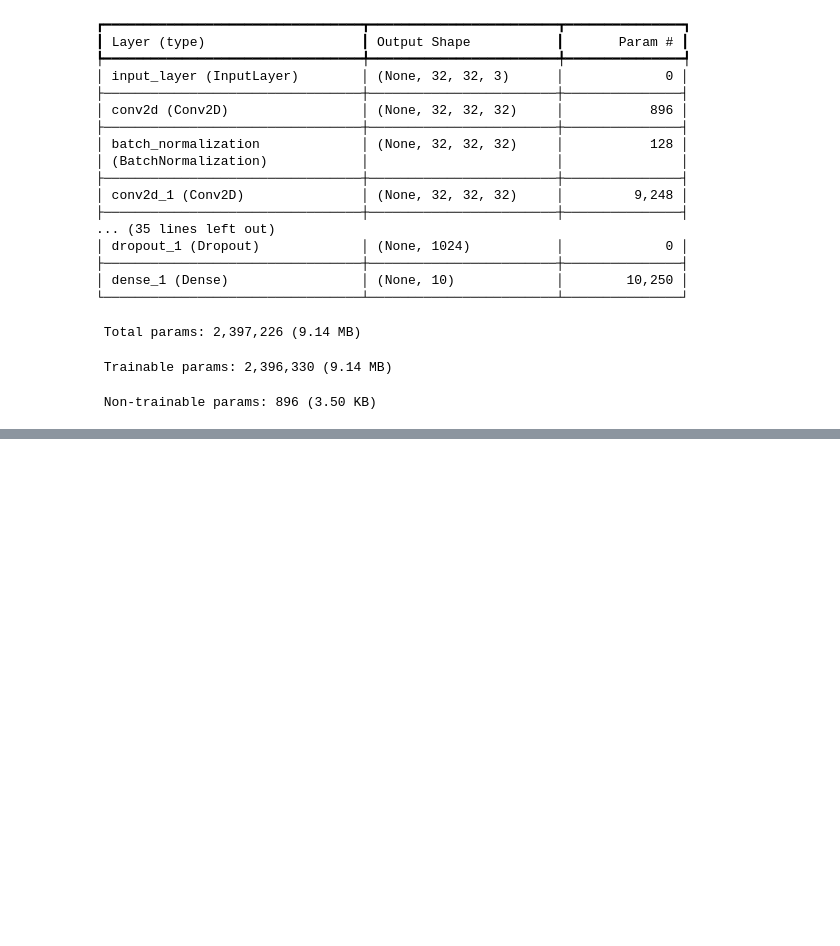
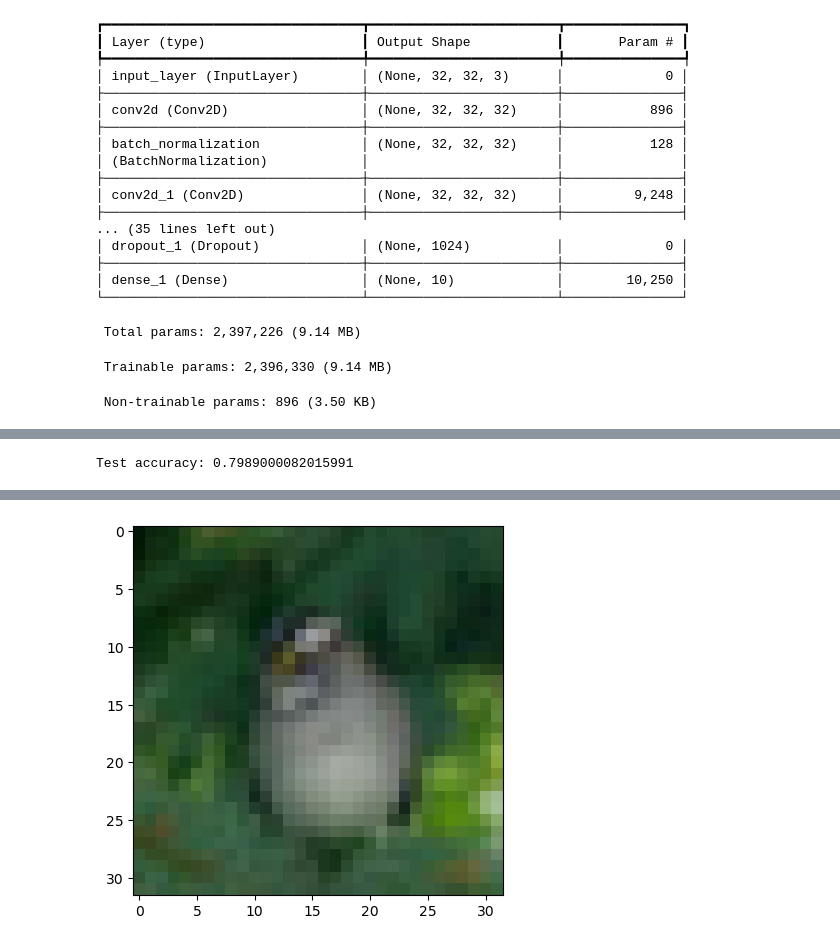
Before and after one commit to ninaysabel/CaseStudy-Bypassing-CAPTCHAs, a Jupyter notebook: SCRIPTS/Project3.ipynb, the cells around one changed output, grey strips where cells are left out. Drawn from its saved outputs; the diff is of its cells as text; code cells hidden in the pictures; blank space fills up the shorter version.

```diff
--- a/SCRIPTS/Project3.ipynb
+++ b/SCRIPTS/Project3.ipynb
@@ -115,4 +127,4 @@ model.compile(optimizer='adam',
 # %%
 r = model.fit(
-  x_train, y_train, validation_data=(x_test, y_test), epochs=50)
+  x_train, y_train, validation_data=(x_test, y_test), epochs=10)
 # %% [output]
@@ -122,10 +150,0 @@ KeyboardInterrupt:
-# %%
-batch_size = 32
-data_generator = tf.keras.preprocessing.image.ImageDataGenerator(
-  width_shift_range=0.1, height_shift_range=0.1, horizontal_flip=True)
-
-train_generator = data_generator.flow(x_train, y_train, batch_size)
-steps_per_epoch = x_train.shape[0] // batch_size
-
-r = model.fit(train_generator, validation_data=(x_test, y_test),
-              steps_per_epoch=steps_per_epoch, epochs=50)
@@ -136,8 +166,12 @@ plt.legend()
+# %%
+print('Test accuracy:', test_acc)
+# %% [output]
+Test accuracy: 0.7989000082015991
 # %%
-labels = '''airplane automobile bird cat deerdog frog horseship truck'''.split()
+labels = '''airplane automobile bird cat deer dog frog horse ship truck'''.split()
 
 # select the image from our test dataset
-image_number = 0
+image_number = 900
 
 # display the image
 plt.imshow(x_test[image_number])
@@ -158,3 +192,4 @@ original_label = labels[y_test[image_number]]
 # display the result
 print("Original label is {} and predicted label is {}".format(
     original_label, predicted_label))
+# %% [output]
@@ -160,0 +198 @@ print("Original label is {} and predicted label is {}".format(
+[figure, added]
```
Also changed, not shown: parts of 13 cells of this notebook, 3 other files.
